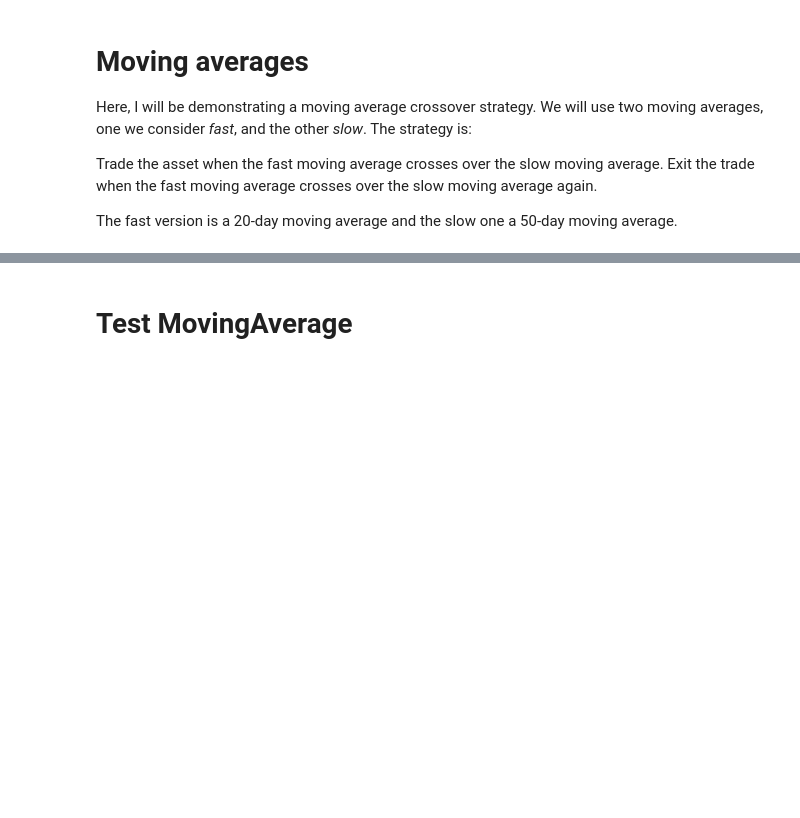
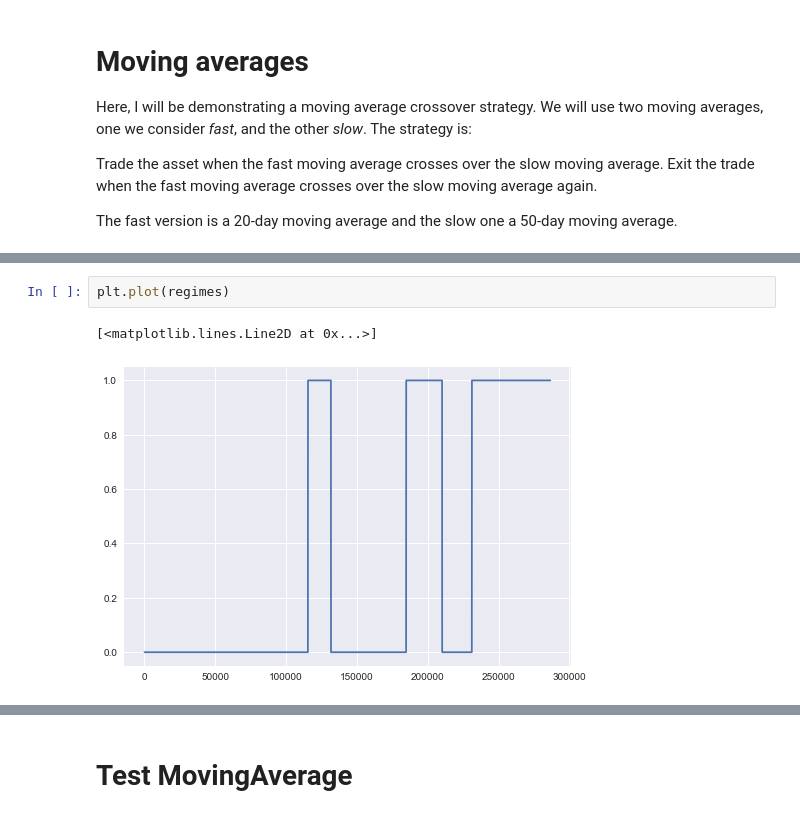
Before and after one commit to tobiasraabe/crypto, a Jupyter notebook: src/exploration/prediction_moving_average.ipynb, the cells around one changed output, grey strips where cells are left out. Cells and saved outputs as stored; diff of their text form; blank space fills up the shorter version.

```diff
--- a/src/exploration/prediction_moving_average.ipynb
+++ b/src/exploration/prediction_moving_average.ipynb
@@ -58,0 +79,5 @@ for fast, slow in [[1, 50], [2, 5], [5, 10], [10, 20], [15, 30], [20, 50], [50,
+# %%
+plt.plot(regimes)
+# %% [output]
+[<matplotlib.lines.Line2D at 0x...>]
+[figure, added]
```
Also changed, not shown: parts of 14 cells of this notebook, 16 other files.
